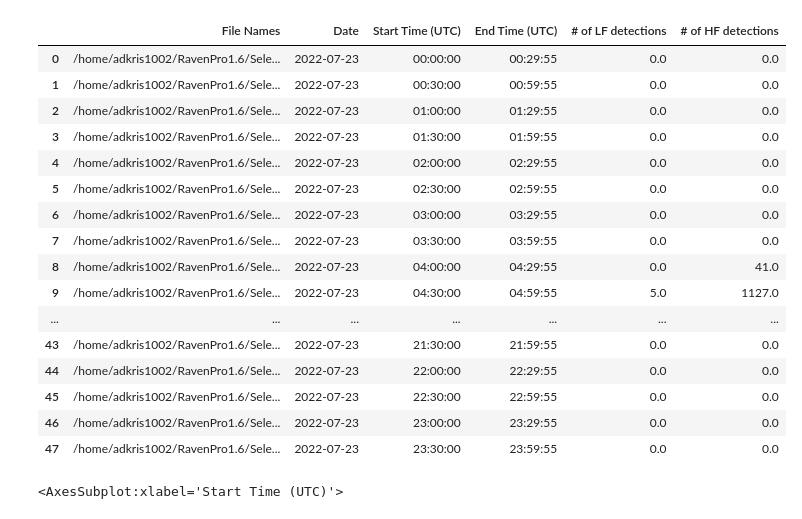
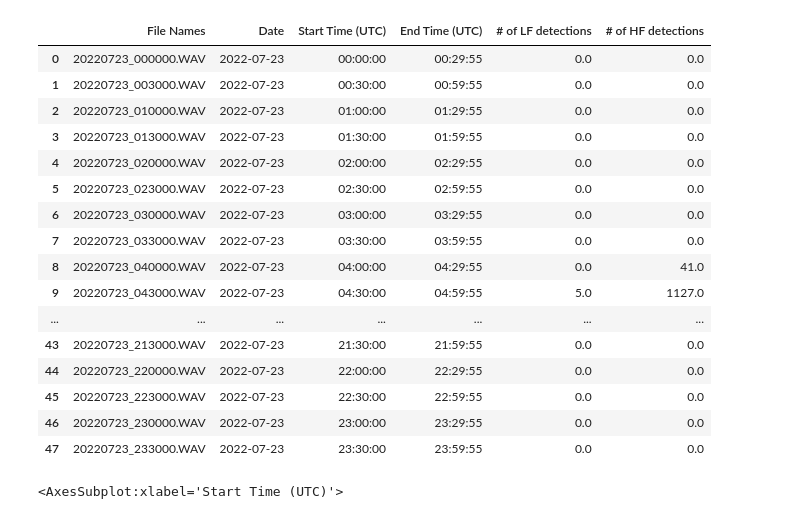
Before and after one commit to uw-echospace/ubna-field, a Jupyter notebook: notebooks/histogramPlotter.ipynb, the cells around one changed output. Saved outputs shown, nothing was run; the diff lists cells and outputs as text; code cells hidden in the pictures.

Commit message:
fixed file name error

```diff
--- a/notebooks/histogramPlotter.ipynb
+++ b/notebooks/histogramPlotter.ipynb
@@ -19,15 +17,15 @@ import pytz
 # 4) det_type can either be 'LF' or 'HF'
 
 # Output:
-# The table of selections.
-# - Column 1 is start time of selection within file
-# - Column 2 is end time of selection within file
-# - Column 3 is lowest frequency of selection within file
-# - Column 3 is highest frequenct of selection within file
-# Length of selections will give us # of selections
+# The table of detections.
+# - Column 1 is start time of every detection within file
+# - Column 2 is end time of every detection within file
+# - Column 3 is lowest frequency of every detection within file
+# - Column 3 is highest frequenct of every detection within file
+# # of rows of df_detection will give us # of detections
 
 def read_detection(date, time, det_type):
-    source_dir = f"detections/{date}/{date}_{det_type}detections"
+    source_dir = f"detections/{date}/{date}_{det_type}_detections"
 
     file_name = f"{det_type}_{date}_{time}.WAV.txt"
     file_path = f"{source_dir}/{file_name}"
@@ -46,7 +44,7 @@ def read_detection(date, time, det_type):
 # This is an attempt to make code independent of the existence of recordings
 # and only relying on the batch detection files.
 date = "20220723"
-detection_dir = f"/home/adkris1002/RavenPro1.6/Selections/{date}/{date}_HFdetections"
+detection_dir = f"detections/{date}/{date}_hf_detections"
 
 # Construct path object linked to the directory of files for datetime-parsing
 file_dir = Path(detection_dir)
@@ -55,9 +53,10 @@ sorted_files = sorted(list(file_dir.iterdir()))
 audio_dur = timedelta(minutes=29, seconds=55)
 
 # We fill the first 3 columns of our dataframe right here using dateutils parser
+file_names = []
 dates = []
 s_times = []
 e_times = []
 # We fill out the next 2 columns of data regarding the number of LF and HF selections
-num_LFdetections = np.zeros(len(sorted_files))
-num_HFdetections = np.zeros(len(sorted_files))
+num_lf_detections = np.zeros(len(sorted_files))
+num_hf_detections = np.zeros(len(sorted_files))
@@ -66,12 +63,15 @@ num_HFdetections = np.zeros(len(sorted_files))
 # %%
+# Iterate through all file paths to extract and store table information for each file
 for i, file in enumerate(sorted_files):
     file_name = file.name
+    recording_name = (file_name.split('f_')[1]).split('.txt')[0]
     file_info = dparser.parse(file_name, fuzzy=True)
 
     date = str(file_info.date())
     s_time = str(file_info.time())
     e_time = str((file_info + audio_dur).time())
 
+    file_names.append(recording_name)
     dates.append(date)
     s_times.append(s_time)
     e_times.append(e_time)
@@ -82,40 +82,40 @@ for i, file in enumerate(sorted_files):
     # Same goes for the HH:MM:SS standard datetime format and the Audiomoth's HHMMSS standard
     time = s_time.replace(":", "")
 
-    LFfile_detections = read_detection(date, time, 'LF')
-    num_LFdetections[i] = LFfile_detections.shape[0]/2
+    lf_file_detections = read_detection(date, time, 'lf')
+    num_lf_detections[i] = lf_file_detections.shape[0]/2
 
-    HFfile_detections = read_detection(date, time, 'HF')
-    num_HFdetections[i] = HFfile_detections.shape[0]/2
+    hf_file_detections = read_detection(date, time, 'hf')
+    num_hf_detections[i] = hf_file_detections.shape[0]/2
 # %%
 df = pd.DataFrame()
 
-df["File Names"] = sorted_files
+df["File Names"] = file_names
 df["Date"] = dates
 df["Start Time (UTC)"] = s_times
 df["End Time (UTC)"] = e_times
-df["# of LF detections"] = num_LFdetections
-df["# of HF detections"] = num_HFdetections
+df["# of LF detections"] = num_lf_detections
+df["# of HF detections"] = num_hf_detections
 
 df
 # %% [output]
 |  | File Names | Date | Start Time (UTC) | End Time (UTC) | # of LF detections | # of HF detections |
-| 0 | /home/adkris1002/RavenPro1.6/Sele... | 2022-07-23 | 00:00:00 | 00:29:55 | 0.0 | 0.0 |
-| 1 | /home/adkris1002/RavenPro1.6/Sele... | 2022-07-23 | 00:30:00 | 00:59:55 | 0.0 | 0.0 |
-| 2 | /home/adkris1002/RavenPro1.6/Sele... | 2022-07-23 | 01:00:00 | 01:29:55 | 0.0 | 0.0 |
-| 3 | /home/adkris1002/RavenPro1.6/Sele... | 2022-07-23 | 01:30:00 | 01:59:55 | 0.0 | 0.0 |
-| 4 | /home/adkris1002/RavenPro1.6/Sele... | 2022-07-23 | 02:00:00 | 02:29:55 | 0.0 | 0.0 |
-| 5 | /home/adkris1002/RavenPro1.6/Sele... | 2022-07-23 | 02:30:00 | 02:59:55 | 0.0 | 0.0 |
-| 6 | /home/adkris1002/RavenPro1.6/Sele... | 2022-07-23 | 03:00:00 | 03:29:55 | 0.0 | 0.0 |
-| 7 | /home/adkris1002/RavenPro1.6/Sele... | 2022-07-23 | 03:30:00 | 03:59:55 | 0.0 | 0.0 |
-| 8 | /home/adkris1002/RavenPro1.6/Sele... | 2022-07-23 | 04:00:00 | 04:29:55 | 0.0 | 41.0 |
-| 9 | /home/adkris1002/RavenPro1.6/Sele... | 2022-07-23 | 04:30:00 | 04:59:55 | 5.0 | 1127.0 |
+| 0 | 20220723_000000.WAV | 2022-07-23 | 00:00:00 | 00:29:55 | 0.0 | 0.0 |
+| 1 | 20220723_003000.WAV | 2022-07-23 | 00:30:00 | 00:59:55 | 0.0 | 0.0 |
+| 2 | 20220723_010000.WAV | 2022-07-23 | 01:00:00 | 01:29:55 | 0.0 | 0.0 |
+| 3 | 20220723_013000.WAV | 2022-07-23 | 01:30:00 | 01:59:55 | 0.0 | 0.0 |
+| 4 | 20220723_020000.WAV | 2022-07-23 | 02:00:00 | 02:29:55 | 0.0 | 0.0 |
+| 5 | 20220723_023000.WAV | 2022-07-23 | 02:30:00 | 02:59:55 | 0.0 | 0.0 |
+| 6 | 20220723_030000.WAV | 2022-07-23 | 03:00:00 | 03:29:55 | 0.0 | 0.0 |
+| 7 | 20220723_033000.WAV | 2022-07-23 | 03:30:00 | 03:59:55 | 0.0 | 0.0 |
+| 8 | 20220723_040000.WAV | 2022-07-23 | 04:00:00 | 04:29:55 | 0.0 | 41.0 |
+| 9 | 20220723_043000.WAV | 2022-07-23 | 04:30:00 | 04:59:55 | 5.0 | 1127.0 |
 | ... | ... | ... | ... | ... | ... | ... |
-| 43 | /home/adkris1002/RavenPro1.6/Sele... | 2022-07-23 | 21:30:00 | 21:59:55 | 0.0 | 0.0 |
-| 44 | /home/adkris1002/RavenPro1.6/Sele... | 2022-07-23 | 22:00:00 | 22:29:55 | 0.0 | 0.0 |
-| 45 | /home/adkris1002/RavenPro1.6/Sele... | 2022-07-23 | 22:30:00 | 22:59:55 | 0.0 | 0.0 |
-| 46 | /home/adkris1002/RavenPro1.6/Sele... | 2022-07-23 | 23:00:00 | 23:29:55 | 0.0 | 0.0 |
-| 47 | /home/adkris1002/RavenPro1.6/Sele... | 2022-07-23 | 23:30:00 | 23:59:55 | 0.0 | 0.0 |
+| 43 | 20220723_213000.WAV | 2022-07-23 | 21:30:00 | 21:59:55 | 0.0 | 0.0 |
+| 44 | 20220723_220000.WAV | 2022-07-23 | 22:00:00 | 22:29:55 | 0.0 | 0.0 |
+| 45 | 20220723_223000.WAV | 2022-07-23 | 22:30:00 | 22:59:55 | 0.0 | 0.0 |
+| 46 | 20220723_230000.WAV | 2022-07-23 | 23:00:00 | 23:29:55 | 0.0 | 0.0 |
+| 47 | 20220723_233000.WAV | 2022-07-23 | 23:30:00 | 23:59:55 | 0.0 | 0.0 |
 # %%
 df.plot.bar(x="Start Time (UTC)", figsize=(16, 6), rot=45)
 # %% [output]
```
Also changed, not shown: parts of 2 cells of this notebook.
